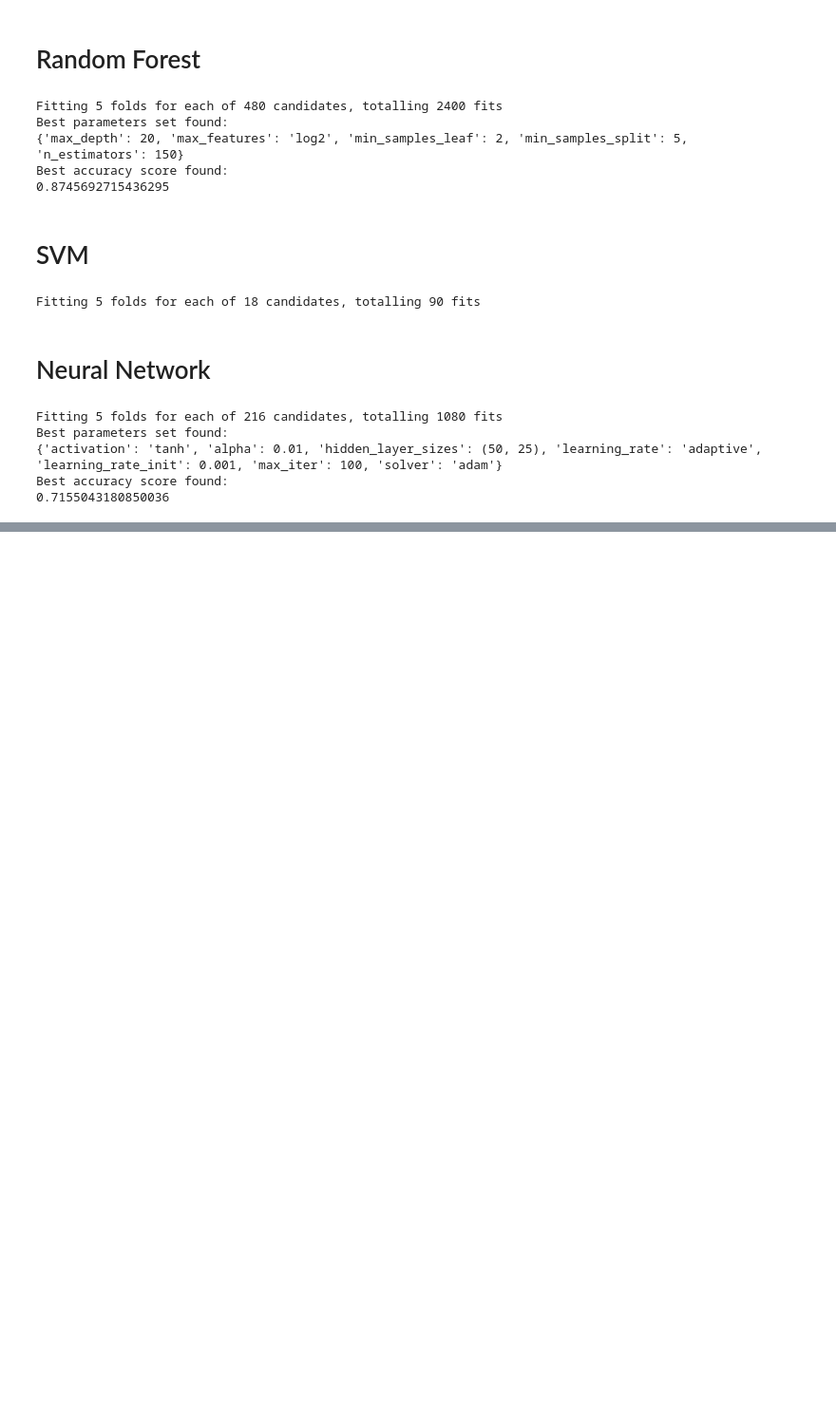
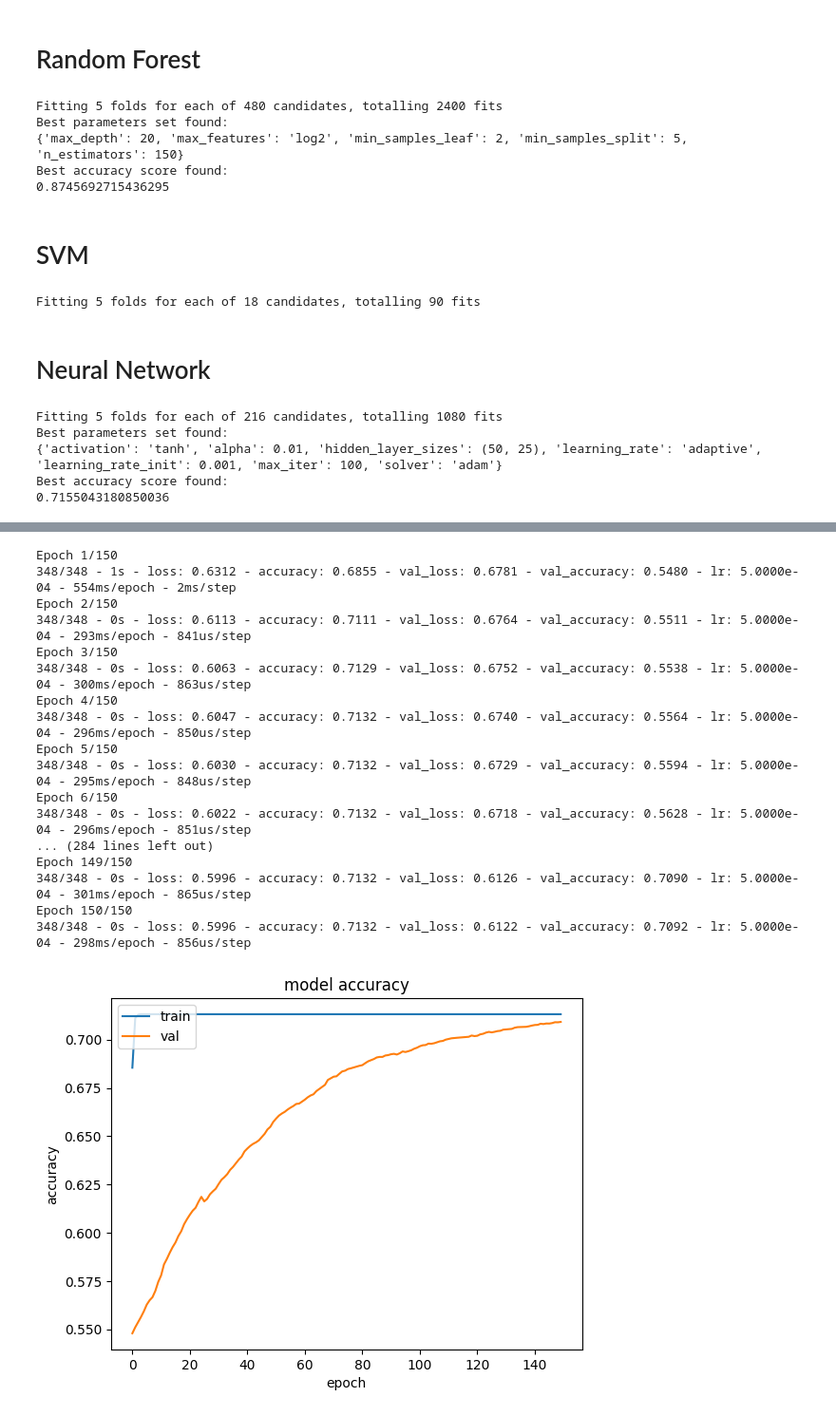
Before and after one commit to Alexthw46/DataMiningProject, a Jupyter notebook: TASK_3/predictive_analysis.ipynb, the cells around one changed output, grey strips where cells are left out. Shown at 95% size. Cells and saved outputs as stored; diff of their text form; code cells hidden in the pictures; blank space fills up the shorter version.

```diff
--- a/TASK_3/predictive_analysis.ipynb
+++ b/TASK_3/predictive_analysis.ipynb
@@ -271,0 +303,30 @@ Epoch 8/100
+# %%
+
+history = keras_mlp(X_train, y_train, X_std_val, y_val, sgd, activation="tanh", dropout=0.3,
+                    epochs=150)
+plt.plot(history.history['accuracy'])
+plt.plot(history.history['val_accuracy'])
+plt.title('model accuracy')
+plt.ylabel('accuracy')
+plt.xlabel('epoch')
+plt.legend(['train', 'val'], loc='upper left')
+plt.show()
+# %% [output]
+Epoch 1/150
+348/348 - 1s - loss: 0.6312 - accuracy: 0.6855 - val_loss: 0.6781 - val_accuracy: 0.5480 - lr: 5.0000e-04 - 554ms/epoch - 2ms/step
+Epoch 2/150
+348/348 - 0s - loss: 0.6113 - accuracy: 0.7111 - val_loss: 0.6764 - val_accuracy: 0.5511 - lr: 5.0000e-04 - 293ms/epoch - 841us/step
+Epoch 3/150
+348/348 - 0s - loss: 0.6063 - accuracy: 0.7129 - val_loss: 0.6752 - val_accuracy: 0.5538 - lr: 5.0000e-04 - 300ms/epoch - 863us/step
+Epoch 4/150
+348/348 - 0s - loss: 0.6047 - accuracy: 0.7132 - val_loss: 0.6740 - val_accuracy: 0.5564 - lr: 5.0000e-04 - 296ms/epoch - 850us/step
+Epoch 5/150
+348/348 - 0s - loss: 0.6030 - accuracy: 0.7132 - val_loss: 0.6729 - val_accuracy: 0.5594 - lr: 5.0000e-04 - 295ms/epoch - 848us/step
+Epoch 6/150
+348/348 - 0s - loss: 0.6022 - accuracy: 0.7132 - val_loss: 0.6718 - val_accuracy: 0.5628 - lr: 5.0000e-04 - 296ms/epoch - 851us/step
+... (284 lines left out)
+Epoch 149/150
+348/348 - 0s - loss: 0.5996 - accuracy: 0.7132 - val_loss: 0.6126 - val_accuracy: 0.7090 - lr: 5.0000e-04 - 301ms/epoch - 865us/step
+Epoch 150/150
+348/348 - 0s - loss: 0.5996 - accuracy: 0.7132 - val_loss: 0.6122 - val_accuracy: 0.7092 - lr: 5.0000e-04 - 298ms/epoch - 856us/step
+[figure, added]
```
Also changed, not shown: parts of 4 cells of this notebook, 2 other files.
